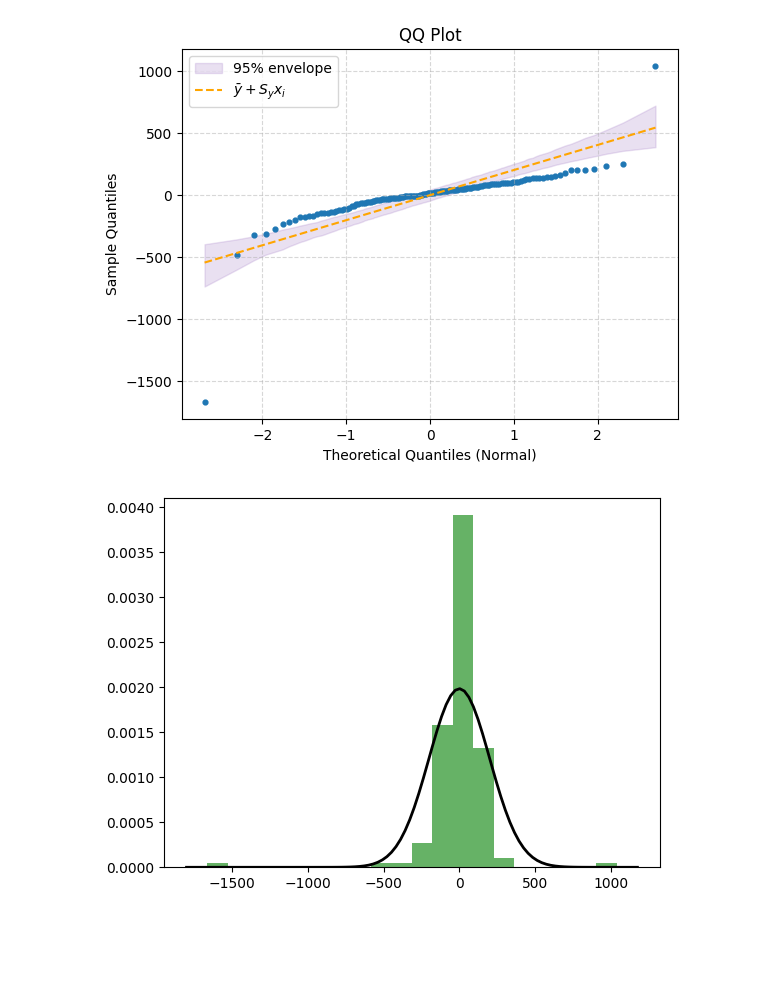
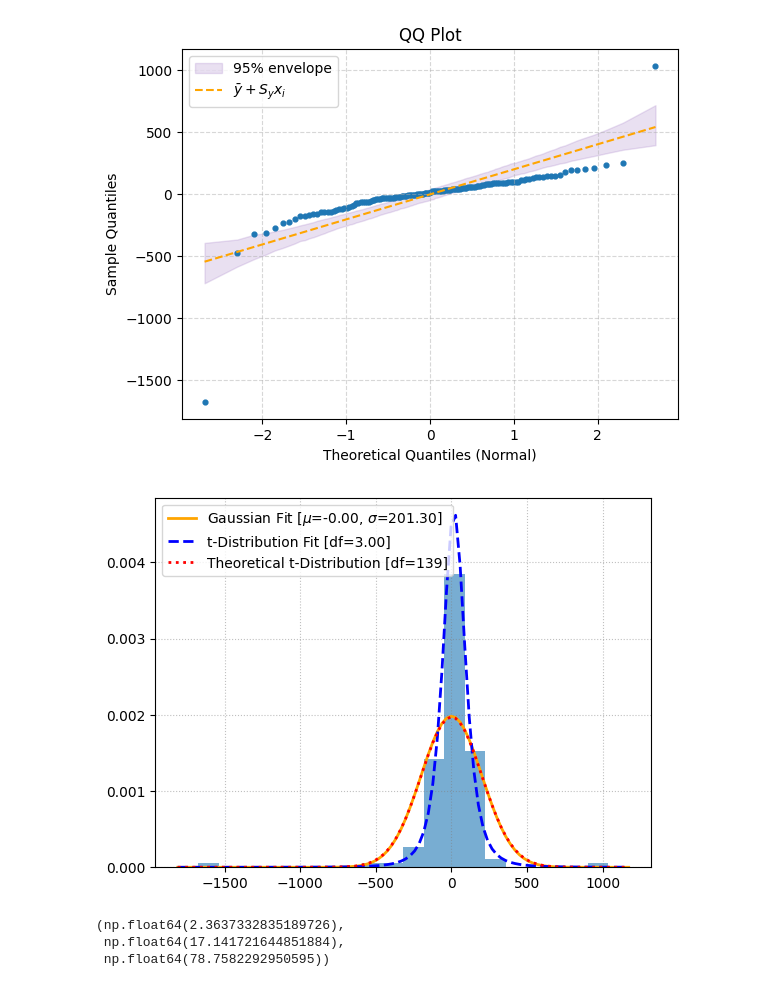
Before and after one commit to GongJr0/Econometrics2025-Project, a Jupyter notebook: main.ipynb, the cells around one changed output. Saved outputs shown, nothing was run; the diff lists cells and outputs as text; code cells hidden in the pictures; blank space fills up the shorter version.

```diff
--- a/main.ipynb
+++ b/main.ipynb
@@ -13,14 +13,14 @@ from src.stat_tests import VectorKS2Samp
 s = StandardScaler()
 rgdp = pd.read_csv('./data/fred/GDPC1.csv', low_memory=False, encoding='utf-8')
 tcu = pd.read_csv('./data/fred/CPIAUCSL.csv', low_memory=False, encoding='utf-8')
-fedrate = pd.read_csv('./data/fred/UNRATE.csv', low_memory=False, encoding='utf-8')
-netexp = pd.read_csv('./data/fred/NETEXP.csv', low_memory=False, encoding='utf-8')
-set = [rgdp, tcu, fedrate, netexp]
+unrate = pd.read_csv('./data/fred/UNRATE.csv', low_memory=False, encoding='utf-8')
+
+set = [rgdp, tcu, unrate]
 for df in set:
     df.set_index("observation_date", inplace=True)
 # %%
 target = pd.Series(rgdp['GDPC1'])
-X = pd.concat([rgdp, tcu.loc[rgdp.index], fedrate.loc[rgdp.index], netexp.loc[rgdp.index]], axis=1)
+X = pd.concat([rgdp, tcu.loc[rgdp.index], unrate.loc[rgdp.index]], axis=1)
 X = X.shift(1).dropna(how='any')
 cols = X.columns.tolist()
 X.columns = [col + "_1" for col in cols]
@@ -37,4 +37,6 @@ sns.heatmap(X.corr(), annot=True, cmap='coolwarm')
 # House Price Data Prep
 # yn_map = {"yes": 1, "no": 0}
 y = target.values
-X = X.values
+X = s.fit_transform(X.values)
+
+tests = KS2Sample(X, display_plot=True)
@@ -95,11 +45,8 @@ pval_matrix
 # %%
-# X_test = X[-1]
-# y_yest = y[-1]
-
 X_fit = X
 y_fit = y
 
 ols = OLS(X_fit, y_fit)
-fit = ols.fit(diagnosis_trend="ctt")
-fit.fitted_values
+fit = ols.fit(diagnosis_trend="n")
+fit.XT_e
 # %% [output]
@@ -178,13 +109,32 @@ fit.qq(line="45", band=0.95)
 # %% [output]
 [figure]
 # %%
-from scipy.stats import norm
-plt.hist(fit.resid, bins=20, density=True, alpha=0.6, color='g')
+from scipy.stats import norm, t
+plt.hist(fit.resid, bins=20, density=True, alpha=0.6)
 mu, std = norm.fit(fit.resid)
 xmin, xmax = plt.xlim()
 x = np.linspace(xmin, xmax, 100)
 p = norm.pdf(x, mu, std)
-plt.plot(x, p, 'k', linewidth=2)
+
+ts = t.fit(fit.resid)
+t_fitted = t.pdf(x, ts[0] + .64, ts[1], ts[2])
+
+df = len(fit.resid) - 1
+sig = np.std(fit.resid, ddof=1)
+mu = np.mean(fit.resid)
+t_theoretical = t.pdf(x, df, mu, sig)
+
+plt.plot(x, p,linewidth=2, label=rf"Gaussian Fit [$\mu$={mu:.2f}, $\sigma$={std:.2f}]", color="orange", linestyle="-")
+plt.plot(x, t_fitted, linewidth=2, label=rf"t-Distribution Fit [df={ts[0] + .64:.2f}]", linestyle="--", color="blue")
+plt.plot(x, t_theoretical, linewidth=2, label=rf"Theoretical t-Distribution [df={df}]", linestyle=":", color="red")
+
+plt.grid(alpha=0.5, linestyle=":", color="gray")
+plt.legend()
 plt.show()
+
+ts
 # %% [output]
-[figure, old version]
+[figure, new version]
+(np.float64(2.3637332835189726),
+ np.float64(17.141721644851884),
+ np.float64(78.7582292950595))
```
Also changed, not shown: parts of 9 cells of this notebook, 5 other files.
